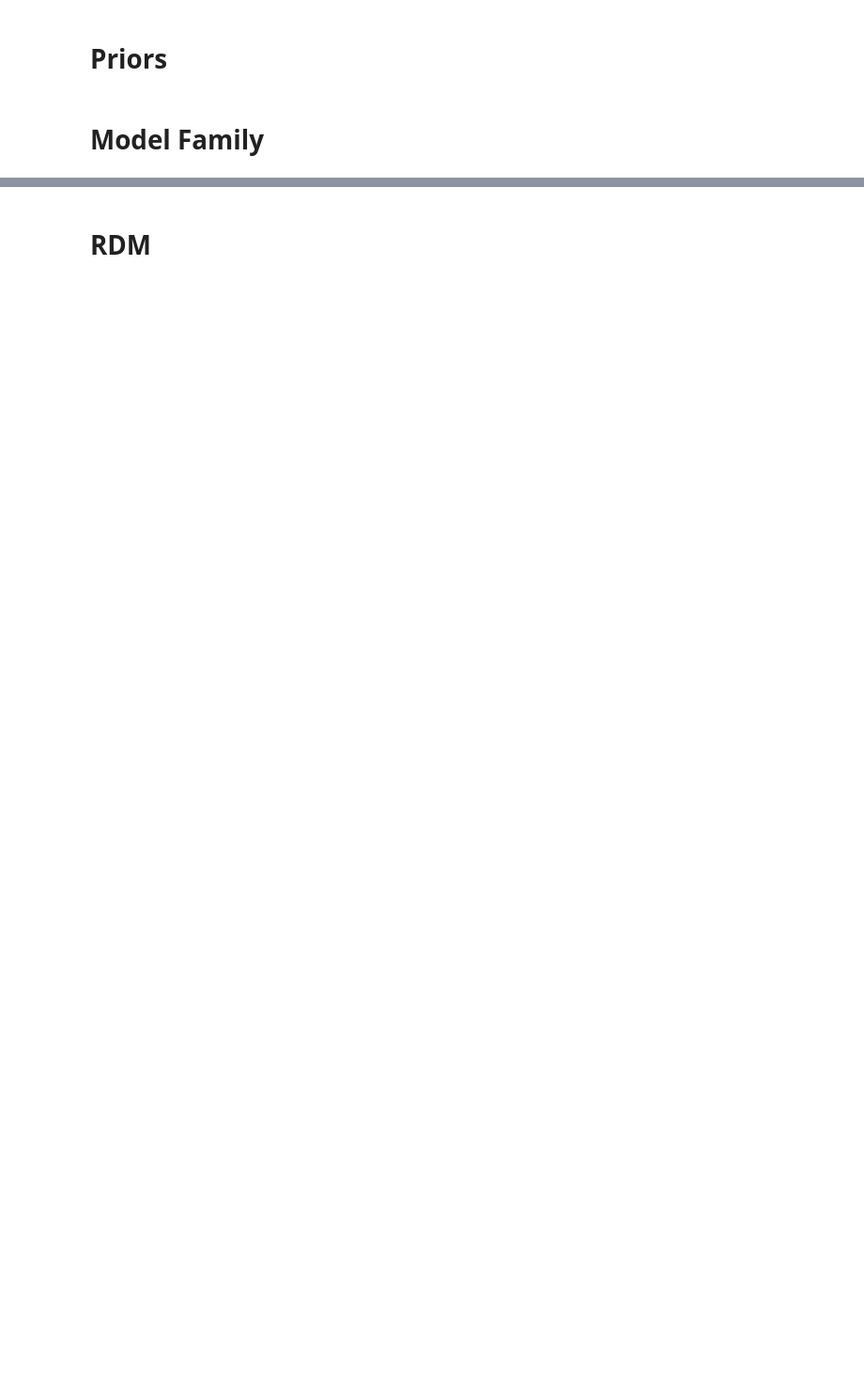
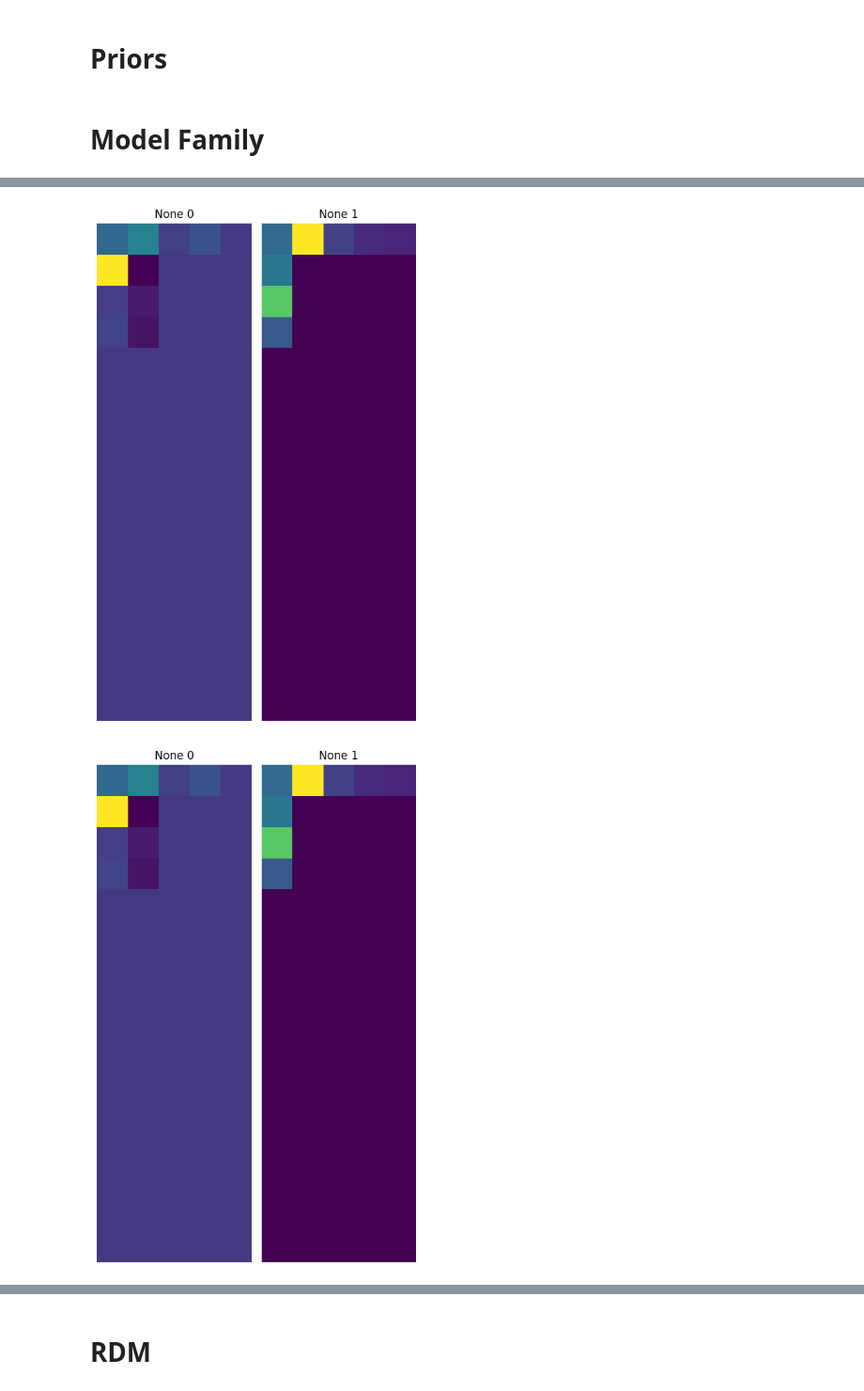
Before and after one commit to bayesflow-org/CogFormer, a Jupyter notebook: playgrounds/model_family_demo.ipynb, the cells around one changed output, grey strips where cells are left out. Shown at 94% size. Cells and saved outputs as stored; diff of their text form; code cells hidden in the pictures; blank space fills up the shorter version.

```diff
--- a/playgrounds/model_family_demo.ipynb
+++ b/playgrounds/model_family_demo.ipynb
@@ -86,3 +98,8 @@ array([[[1., 1., 0., 1., 1., 1.],
+# %%
+visualize_matrices(samples["param_matrices"])
+# %% [output]
+[figure, added]
+[figure, added]
 # %%
 samples["param_matrices"][:, 0, :]
 # %% [output]
```
Also changed, not shown: parts of 15 cells of this notebook, 1 other file.
